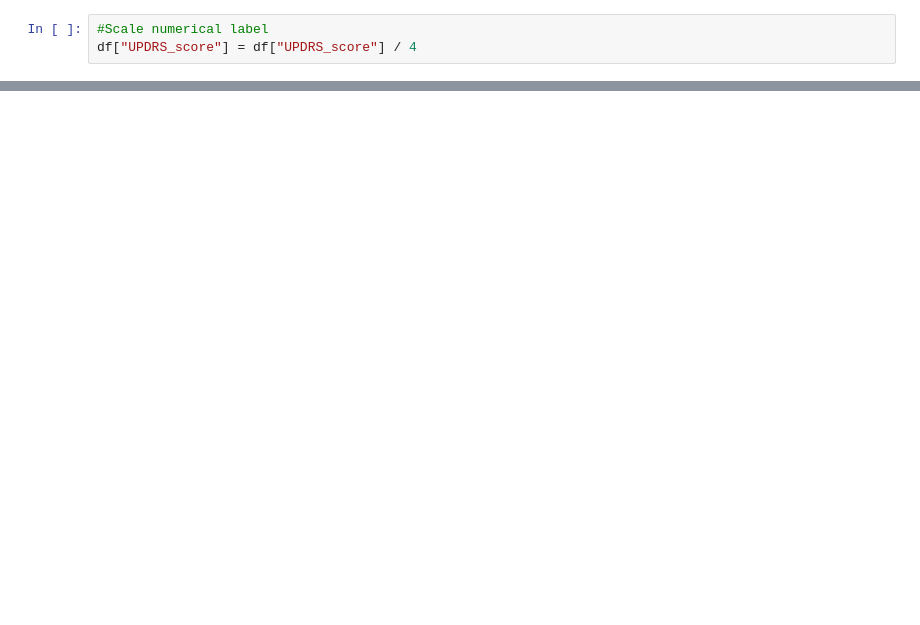
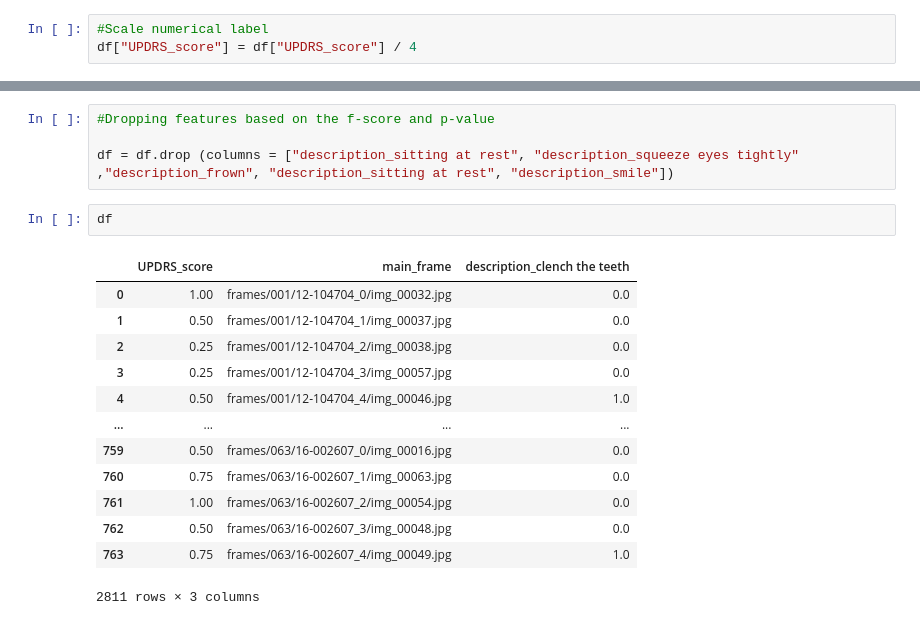
Before and after one commit to idranne/Columbia-DBMI-, a Jupyter notebook: PFED5/conv.ipynb, the cells around one changed output, grey strips where cells are left out. Drawn from its saved outputs; the diff is of its cells as text; blank space fills up the shorter version.

```diff
--- a/PFED5/conv.ipynb
+++ b/PFED5/conv.ipynb
@@ -57,0 +83,20 @@ class_weights = dict(enumerate(class_weights))
+# %%
+#Dropping features based on the f-score and p-value
+
+df = df.drop (columns = ["description_sitting at rest", "description_squeeze eyes tightly" ,"description_frown", "description_sitting at rest", "description_smile"])
+# %%
+df
+# %% [output]
+|  | UPDRS_score | main_frame | description_clench the teeth |
+| 0 | 1.00 | frames/001/12-104704_0/img_00032.jpg | 0.0 |
+| 1 | 0.50 | frames/001/12-104704_1/img_00037.jpg | 0.0 |
+| 2 | 0.25 | frames/001/12-104704_2/img_00038.jpg | 0.0 |
+| 3 | 0.25 | frames/001/12-104704_3/img_00057.jpg | 0.0 |
+| 4 | 0.50 | frames/001/12-104704_4/img_00046.jpg | 1.0 |
+| ... | ... | ... | ... |
+| 759 | 0.50 | frames/063/16-002607_0/img_00016.jpg | 0.0 |
+| 760 | 0.75 | frames/063/16-002607_1/img_00063.jpg | 0.0 |
+| 761 | 1.00 | frames/063/16-002607_2/img_00054.jpg | 0.0 |
+| 762 | 0.50 | frames/063/16-002607_3/img_00048.jpg | 0.0 |
+| 763 | 0.75 | frames/063/16-002607_4/img_00049.jpg | 1.0 |
+2811 rows × 3 columns
```
Also changed, not shown: parts of 21 cells of this notebook, 5 other files.
